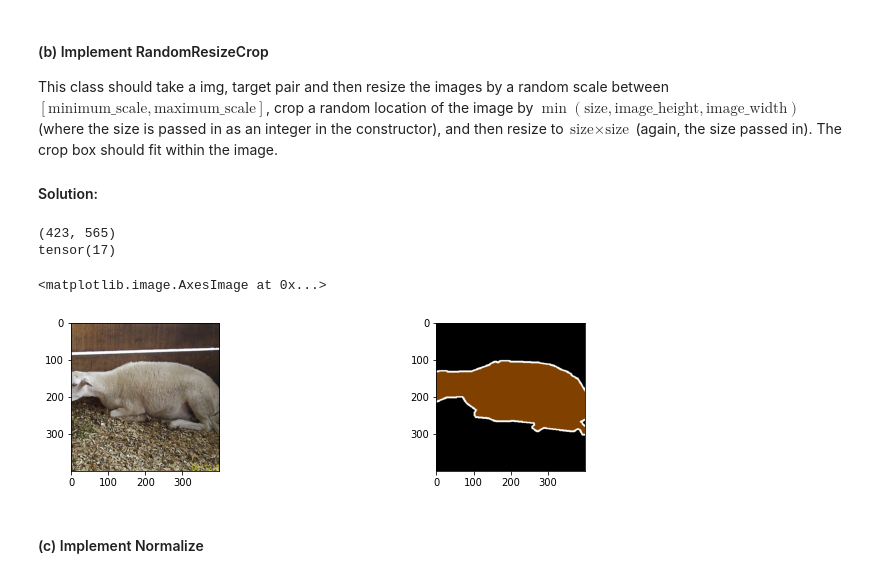
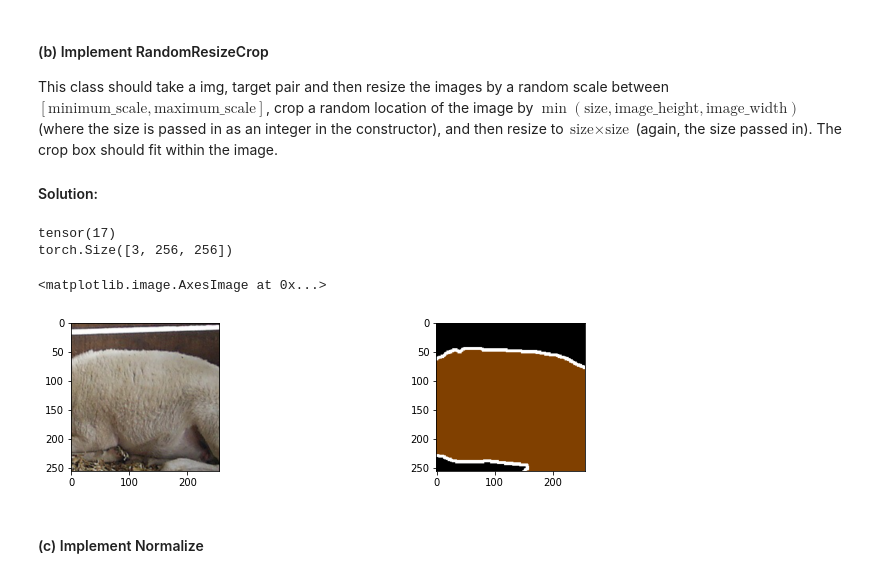
Before and after one commit to ArjunNarayan2066/Test, a Jupyter notebook: MySemanticSegmentation_student.ipynb, the cells around one changed output. Cells and saved outputs as stored; diff of their text form; code cells hidden in the pictures.

```diff
--- a/MySemanticSegmentation_student.ipynb
+++ b/MySemanticSegmentation_student.ipynb
@@ -275,7 +277,10 @@ class JointRandomResizeCrop(object):
     def __init__(self, min_scale, max_scale, size):
         self.min_scale = min_scale
         self.max_scale = max_scale
-        self.size = size
+        if isinstance(size, tuple):
+            self.size = size
+        else:
+            self.size = (size,size)
 
         self.scale_len = self.max_scale - self.min_scale
 
@@ -287,36 +292,36 @@ class JointRandomResizeCrop(object):
         # Select Random Resize Scale
         scale = (np.random.rand() * (self.scale_len)) + self.min_scale
         rescaled_size = (int(img.size[0]*scale), int(img.size[1]*scale))
-        print(rescaled_size[::-1])
         rescaled_img = tF.resize(img, rescaled_size[::-1])
         rescaled_target = tF.resize(target, rescaled_size[::-1], interpolation=PIL.Image.NEAREST)
 
         # Crop Then Resize
-        crop_size = min((self.size, rescaled_img.size[0]-1, rescaled_img.size[1]-1))
+        crop_size = min((self.size[0],self.size[1], rescaled_img.size[0]-1, rescaled_img.size[1]-1))
         crop_c = np.random.randint(0, rescaled_img.size[0] - crop_size)
         crop_r = np.random.randint(0, rescaled_img.size[1] - crop_size)
 
-        final_img = tF.resized_crop(rescaled_img, crop_r, crop_c, crop_size, crop_size, self.size)
-        final_target= tF.resized_crop(rescaled_target, crop_r, crop_c, crop_size, crop_size, self.size)
+        final_img = tF.resized_crop(rescaled_img, crop_r, crop_c, crop_size, crop_size, size=self.size)
+        final_target= tF.resized_crop(rescaled_target, crop_r, crop_c, crop_size, crop_size, size=self.size, interpolation=PIL.Image.NEAREST)
 
         final_img, final_target = JointToTensor()(final_img, final_target)
         return final_img, final_target.type(torch.LongTensor)
 # %%
 # print(sample1[0].size)
-final_img, final_target = JointRandomResizeCrop(1.1, 1.4, 400)(*JointToTensor()(*sample2))
+final_img, final_target = JointRandomResizeCrop(0.5, 1.5, 256)(*JointToTensor()(*sample2))
 print(final_target[final_target!=255].max())
-# print(final_img.size)
+print(final_img.size())
 fig = plt.figure(figsize=(12,6))
 ax1 = fig.add_subplot(2,2,1)
 # ax1.imshow(colorize_mask(target.numpy()))
 ax1.imshow(final_img.permute(1,2,0))
 ax2 = fig.add_subplot(2,2,2)
 ax2.imshow(colorize_mask(final_target.numpy()))
+# plt.show()
 # %% [output]
-(423, 565)
 tensor(17)
+torch.Size([3, 256, 256])
 <matplotlib.image.AxesImage at 0x...>
-[figure, old version]
+[figure, new version]
 # %% [markdown]
 #### (c) Implement Normalize
 # %% [markdown]
```
Also changed, not shown: parts of 30 cells of this notebook.
